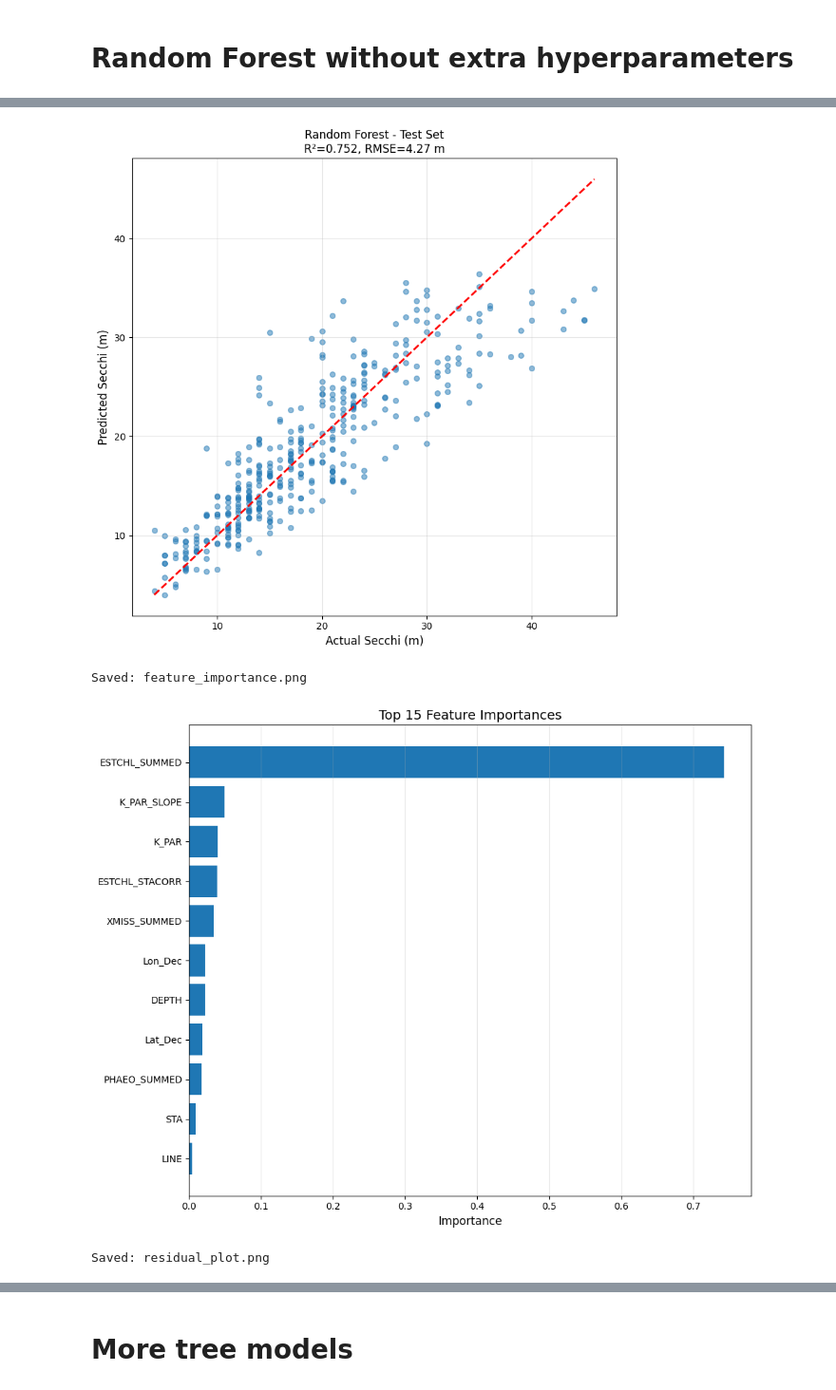
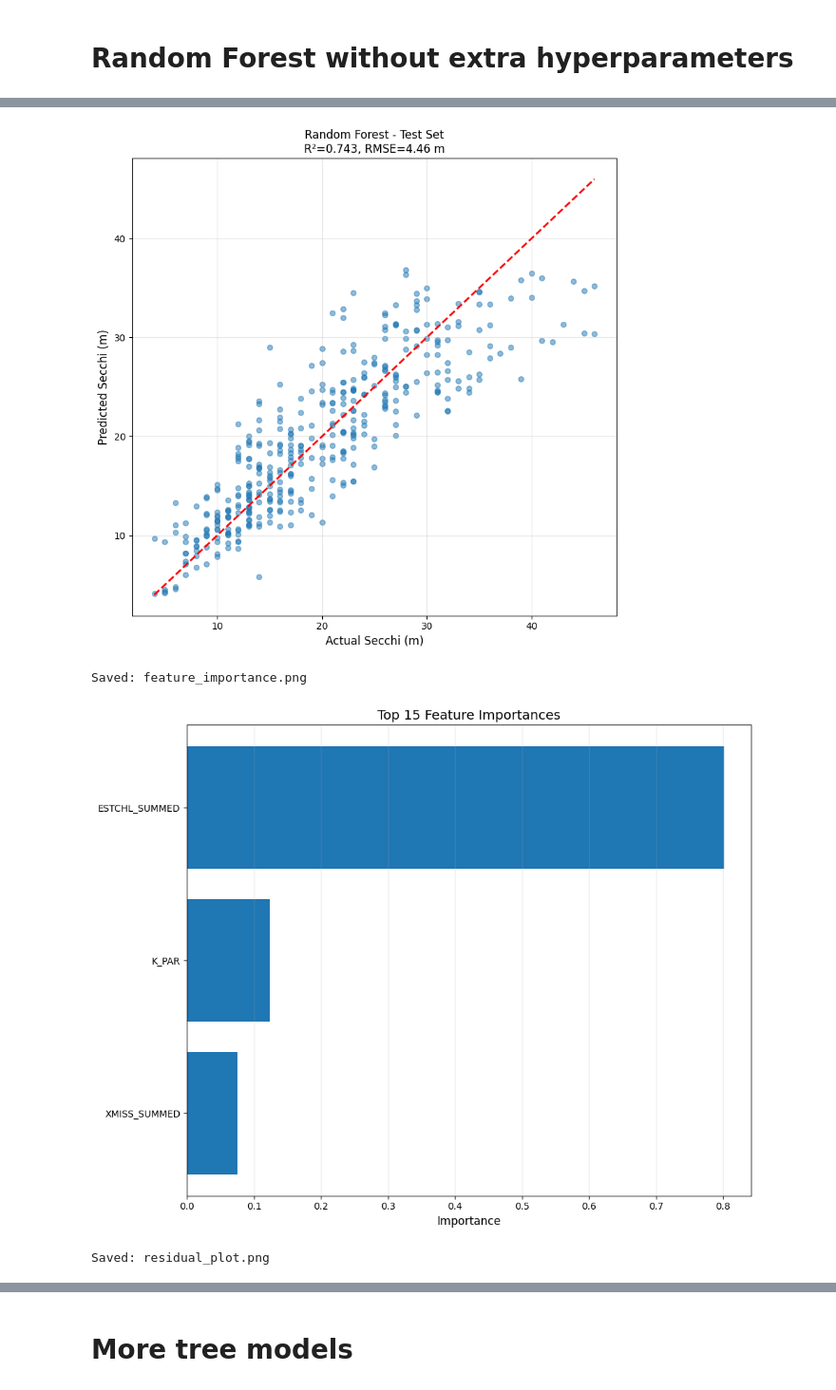
Before and after one commit to LucasC212/Scripps-Light-Attenuation-Capstone-Project, a Jupyter notebook: scripts/summed_rf_47photic.ipynb, the cells around one changed output, grey strips where cells are left out. Shown at 95% size. Cells and saved outputs as stored; diff of their text form; code cells hidden in the pictures.

```diff
--- a/scripts/summed_rf_47photic.ipynb
+++ b/scripts/summed_rf_47photic.ipynb
@@ -221,7 +221,7 @@ print("PREPARING DATA")
 print("="*80)
 
 # Feature columns
-feature_cols = [col for col in enhanced_df.columns if col not in exclude_cols + [target_col]]
+feature_cols = ['XMISS_SUMMED', 'ESTCHL_SUMMED', 'K_PAR']  # Only using the summed version of XMISS for this model,
 
 print(f"\nNumber of features: {len(feature_cols)}")
 print(f"Features: {feature_cols}")
@@ -486,8 +486,8 @@ TRAIN/TEST SPLIT
 ================================================================================
 CREATING VISUALIZATIONS
 ================================================================================
 Saved: actual_vs_predicted.png
-[figure, old version]
+[figure, new version]
 Saved: feature_importance.png
-[figure, old version]
+[figure, new version]
 Saved: residual_plot.png
```
Also changed, not shown: parts of 1 cell of this notebook, 18 other files.
